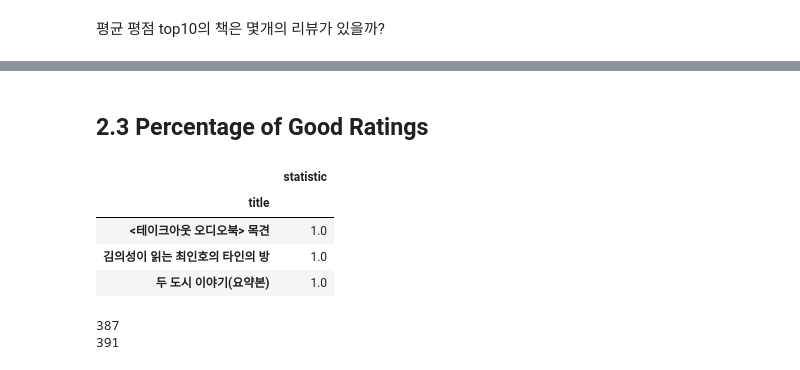
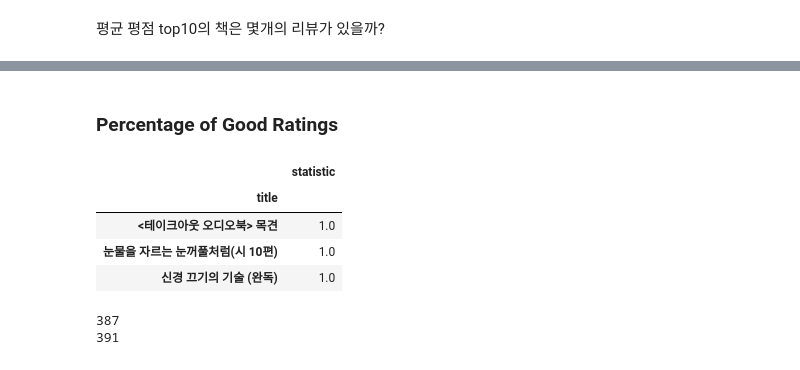
Before and after one commit to dataitgirls4/team_3, a Jupyter notebook: Recommendation_System.ipynb, the cells around one changed output, grey strips where cells are left out. Cells and saved outputs as stored; diff of their text form; code cells hidden in the pictures.

```diff
--- a/Recommendation_System.ipynb
+++ b/Recommendation_System.ipynb
@@ -294,15 +283,15 @@ title
 dtype: int64
 # %% [markdown]
-## 2.3 Percentage of Good Ratings<a class="anchor" id="bullet2.3"></a>
+### Percentage of Good Ratings<a class="anchor" id="bullet2.3"></a>
 # %%
-good_count = pivot_df.iloc[:,2:].apply(lambda col : np.sum(col >=  80)/np.sum(~np.isnan(col)))
+good_count = all_review.pivot_table(columns='title', index = 'nickname', values = 'rating').iloc[:,2:].apply(lambda col : np.sum(col >=  80)/np.sum(~np.isnan(col)))
 return_best_n(good_count,3)
 # %% [output]
 |  | statistic |
 | title |  |
 | <테이크아웃 오디오북> 목견 | 1.0 |
-| 김의성이 읽는 최인호의 타인의 방 | 1.0 |
-| 두 도시 이야기(요약본) | 1.0 |
+| 눈물을 자르는 눈꺼풀처럼(시 10편) | 1.0 |
+| 신경 끄기의 기술 (완독) | 1.0 |
 # %%
 #위 코드 이해하기
 col = pivot_df.iloc[:,2:]['나는 왠지 대박날 것만 같아!']
```
Also changed, not shown: parts of 24 cells of this notebook.
